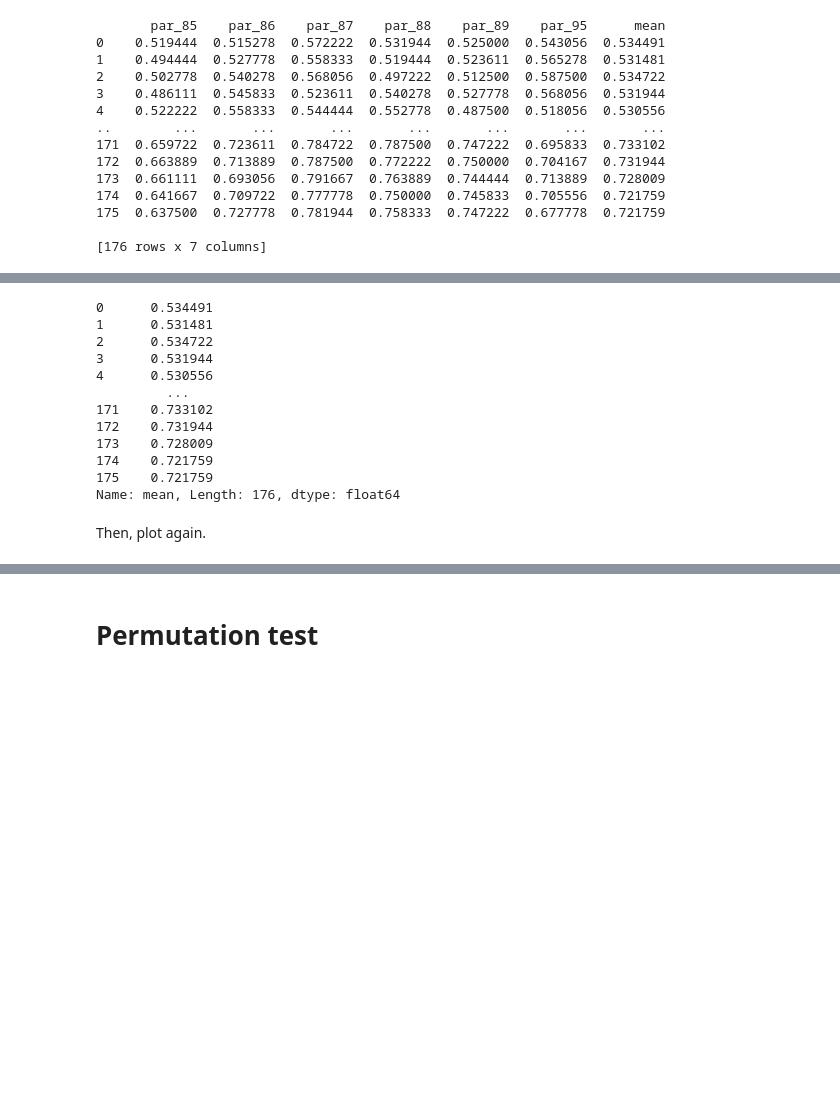
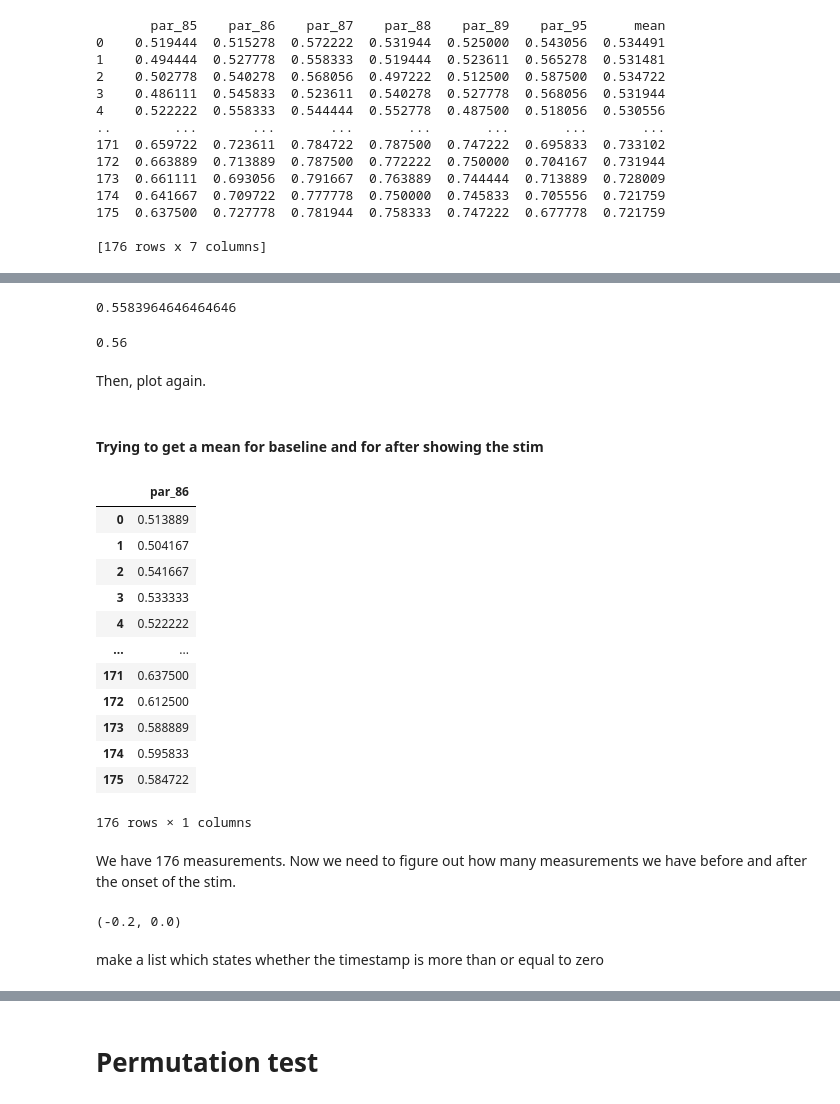
Before and after one commit to study-group-5/neuro_exam, a Jupyter notebook: MEG_data_analysis/prepare_for_classification.ipynb, the cells around one changed output, grey strips where cells are left out. Drawn from its saved outputs; the diff is of its cells as text; code cells hidden in the pictures; blank space fills up the shorter version.

Commit message:
added means of class accuracy before and after stim onset

```diff
--- a/MEG_data_analysis/prepare_for_classification.ipynb
+++ b/MEG_data_analysis/prepare_for_classification.ipynb
@@ -325,17 +325 @@ test
 176 rows × 7 columns
-# %%
-# get mean column
-fusiform_both_all_participants.iloc[:,6]
-# %% [output]
-0      0.534491
-1      0.531481
-2      0.534722
-3      0.531944
-4      0.530556
-         ...
-171    0.733102
-172    0.731944
-173    0.728009
-174    0.721759
-175    0.721759
-Name: mean, Length: 176, dtype: float64
@@ -341,0 +328,8 @@ Name: mean, Length: 176, dtype: float64
+# %%
+mean
+# %% [output]
+0.5583964646464646
+# %%
+round(mean, 2)
+# %% [output]
+0.56
@@ -342,2 +338,30 @@ Name: mean, Length: 176, dtype: float64
 # %% [markdown]
 Then, plot again.
+# %% [markdown]
+#### Trying to get a mean for baseline and for after showing the stim
+# %%
+BA45_par86 = pd.read_csv("/work/SigridAgersnapBomNielsen#1365/MEG_data_analysis/mean_scores/mean_scores_BA45_lh_86.csv")
+# %%
+BA45_par86
+# %% [output]
+|  | par_86 |
+| 0 | 0.513889 |
+| 1 | 0.504167 |
+| 2 | 0.541667 |
+| 3 | 0.533333 |
+| 4 | 0.522222 |
+| ... | ... |
+| 171 | 0.637500 |
+| 172 | 0.612500 |
+| 173 | 0.588889 |
+| 174 | 0.595833 |
+| 175 | 0.584722 |
+176 rows × 1 columns
+# %% [markdown]
+We have 176 measurements. Now we need to figure out how many measurements we have before and after the onset of the stim.
+# %%
+epochs_list[0].baseline
+# %% [output]
+(-0.2, 0.0)
+# %% [markdown]
+make a list which states whether the timestamp is more than or equal to zero
```
Also changed, not shown: parts of 19 cells of this notebook.
